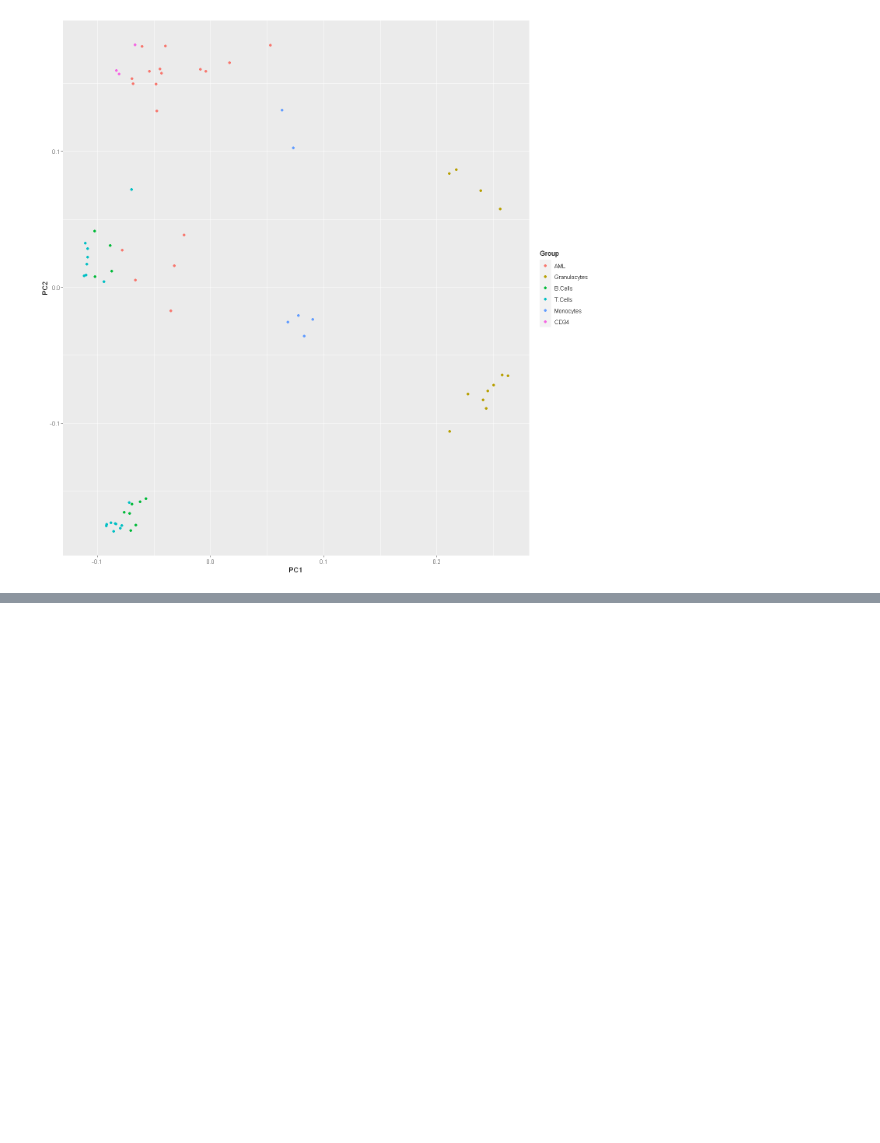
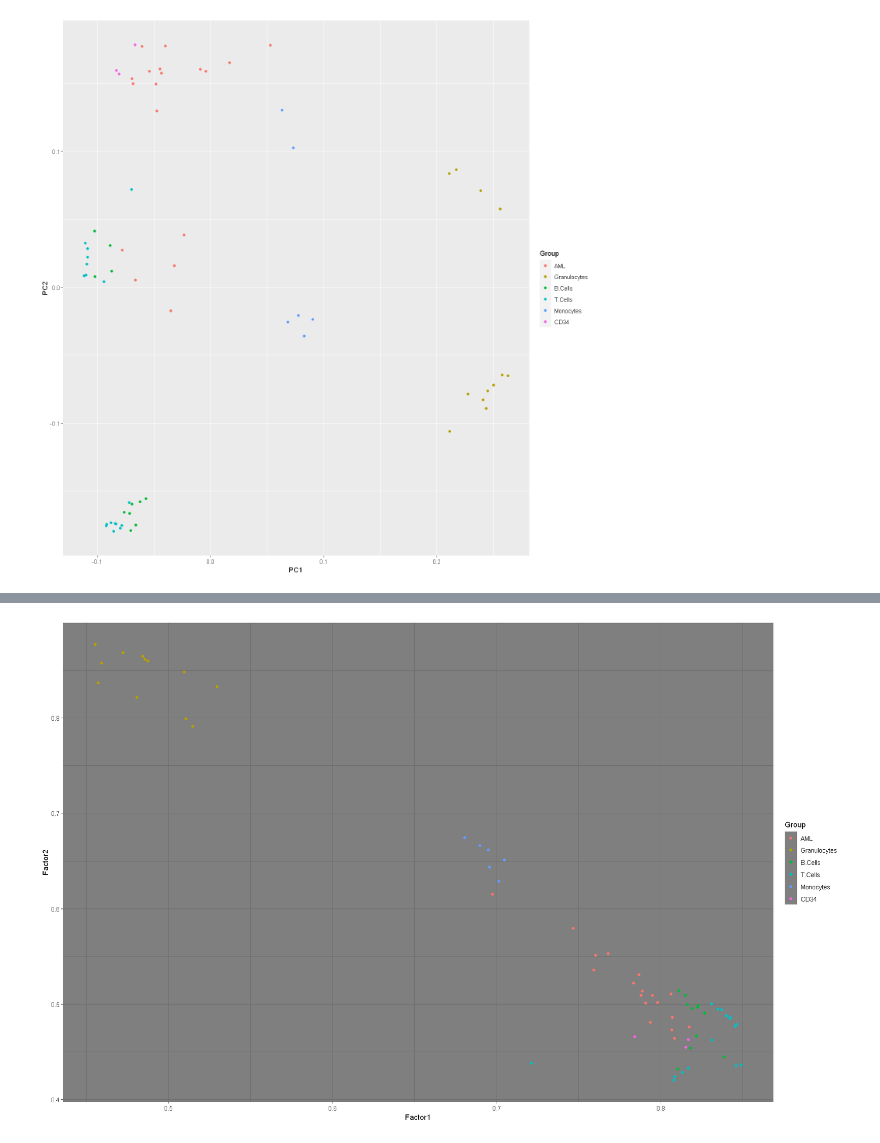
Before and after one commit to drippypale/microarray-aml, a Jupyter notebook: Src/notebook.ipynb, the cells around one changed output, grey strips where cells are left out. Saved outputs shown, nothing was run; the diff lists cells and outputs as text; code cells hidden in the pictures; blank space fills up the shorter version.

```diff
--- a/Src/notebook.ipynb
+++ b/Src/notebook.ipynb
@@ -147,0 +133,6 @@ ggarrange(plotlist = plots.list,
+# %%
+fa_result <- factanal(ex, factors = 2)
+fa_df <- data.frame(fa_result$loadings[,1:2], Group=gs)
+ggplot(fa_df, aes(Factor1,Factor2, color = Group)) + geom_point() + theme_dark()
+# %% [output]
+[figure, added]
```
Also changed, not shown: parts of 4 cells of this notebook.
